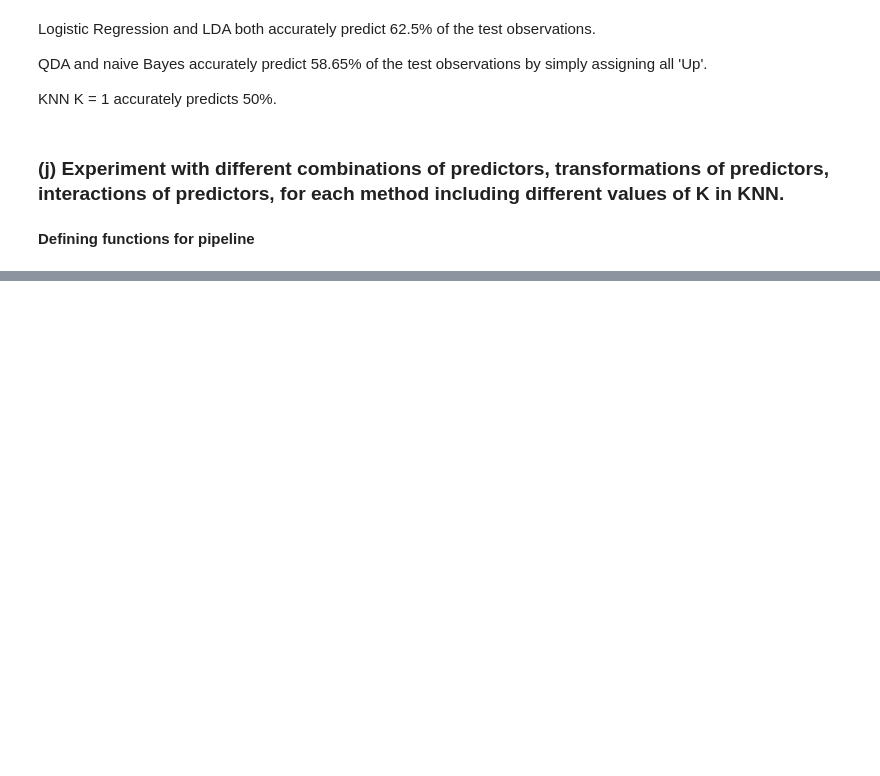
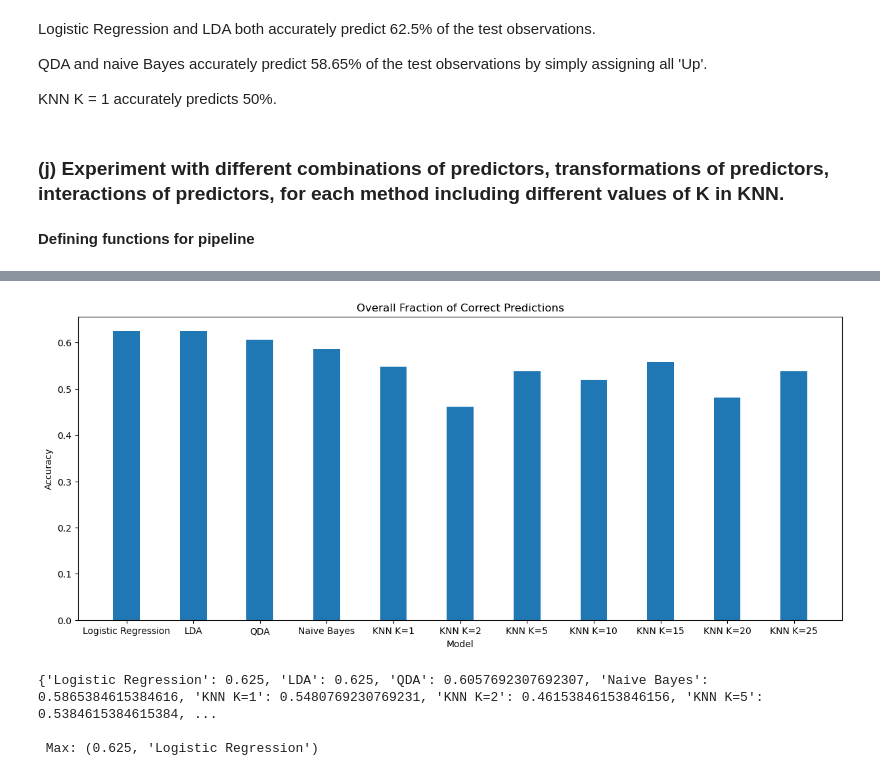
Before and after one commit to carmancater/an-introduction-to-statistical-learning-with-applications-in-python, a Jupyter notebook: Chapter 04 - Classification/Ch 4 Ex 13.ipynb, the cells around one changed output, grey strips where cells are left out. Drawn from its saved outputs; the diff is of its cells as text; code cells hidden in the pictures; blank space fills up the shorter version.

```diff
--- a/Chapter 04 - Classification/Ch 4 Ex 13.ipynb
+++ b/Chapter 04 - Classification/Ch 4 Ex 13.ipynb
@@ -371,0 +371,7 @@ data
+# %%
+compareModels(['Lag2', 'Lag3'], Weekly, train)
+# %% [output]
+[figure, added]
+{'Logistic Regression': 0.625, 'LDA': 0.625, 'QDA': 0.6057692307692307, 'Naive Bayes': 0.5865384615384616, 'KNN K=1': 0.5480769230769231, 'KNN K=2': 0.46153846153846156, 'KNN K=5': 0.5384615384615384, ...
+
+ Max: (0.625, 'Logistic Regression')
```
Also changed, not shown: parts of 13 cells of this notebook.
